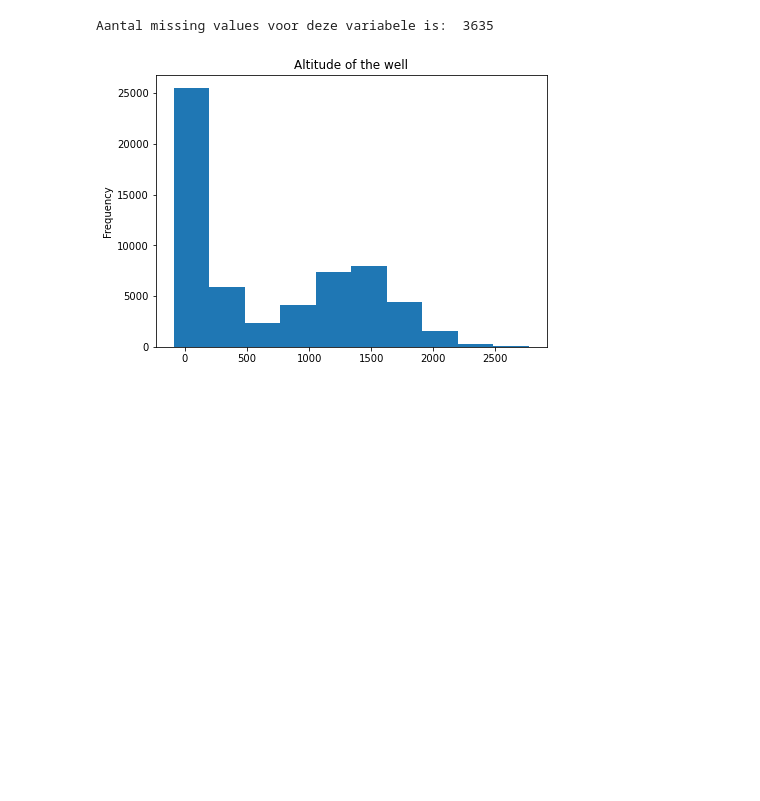
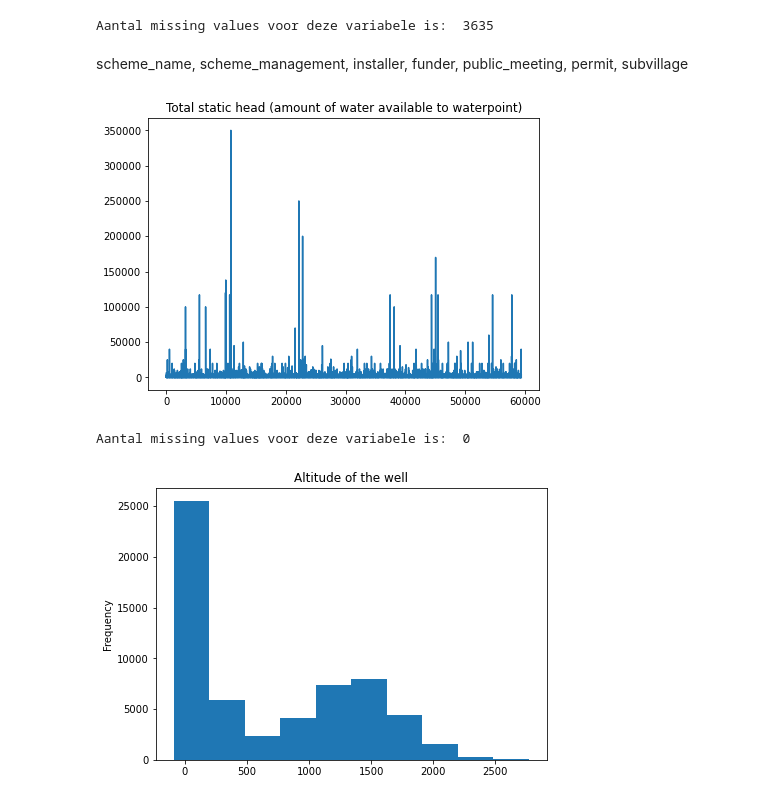
Before and after one commit to Nelleke20/notebook.pump-it-up, a Jupyter notebook: notebooks/1. Exploratory analysis.ipynb, the cells around one changed output. Cells and saved outputs as stored; diff of their text form; code cells hidden in the pictures; blank space fills up the shorter version.

```diff
--- a/notebooks/1. Exploratory analysis.ipynb
+++ b/notebooks/1. Exploratory analysis.ipynb
@@ -87,6 +126,30 @@ print('Aantal missing values voor deze variabele is: ' , df_train_x['funder'].is
 # %% [output]
 [figure]
 Aantal missing values voor deze variabele is:  3635
+# %% [markdown]
+scheme_name, scheme_management, installer, funder, public_meeting, permit, subvillage
+# %%
+#remove columns with high amount of missing values or irrelevancy
+
+df_train_x = df_train_x[['id', 'amount_tsh', 'date_recorded', 'gps_height',
+        'longitude', 'latitude', 'wpt_name', 'num_private',
+       'basin', 'region', 'region_code', 'district_code', 'lga',
+       'ward', 'population', 'recorded_by', 'construction_year',
+       'extraction_type', 'extraction_type_group', 'extraction_type_class',
+       'management', 'management_group', 'payment', 'payment_type',
+       'water_quality', 'quality_group', 'quantity', 'quantity_group',
+       'source', 'source_type', 'source_class', 'waterpoint_type',
+       'waterpoint_type_group', 'geometry', 'id', 'status_group']]
+# %%
+fig, ax = plt.subplots(figsize=(7,5))
+ax = df_train_x['amount_tsh'].plot()
+plt.title('Total static head (amount of water available to waterpoint)')
+plt.show()
+
+print('Aantal missing values voor deze variabele is: ' , df_train_x['amount_tsh'].isnull().sum())
+# %% [output]
+[figure, added]
+Aantal missing values voor deze variabele is:  0
 # %%
 fig, ax = plt.subplots(figsize=(7,5))
 ax = df_train_x['gps_height'].plot(kind='hist')
```
Also changed, not shown: parts of 20 cells of this notebook.
